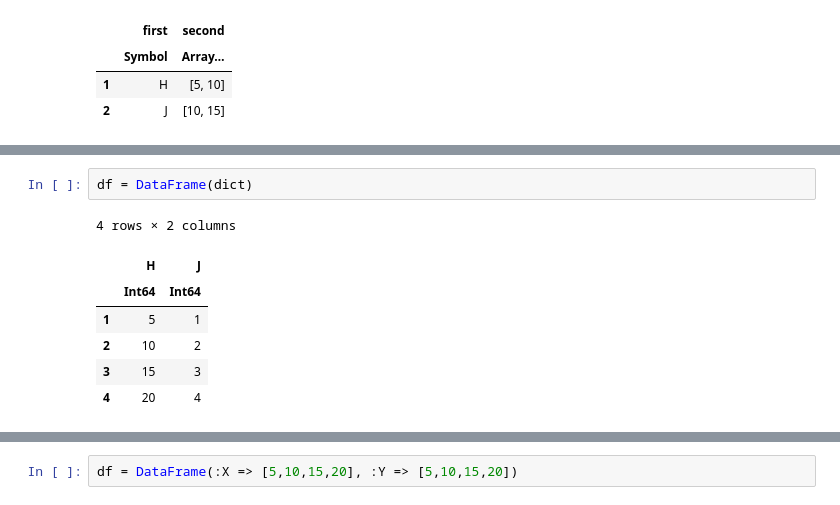
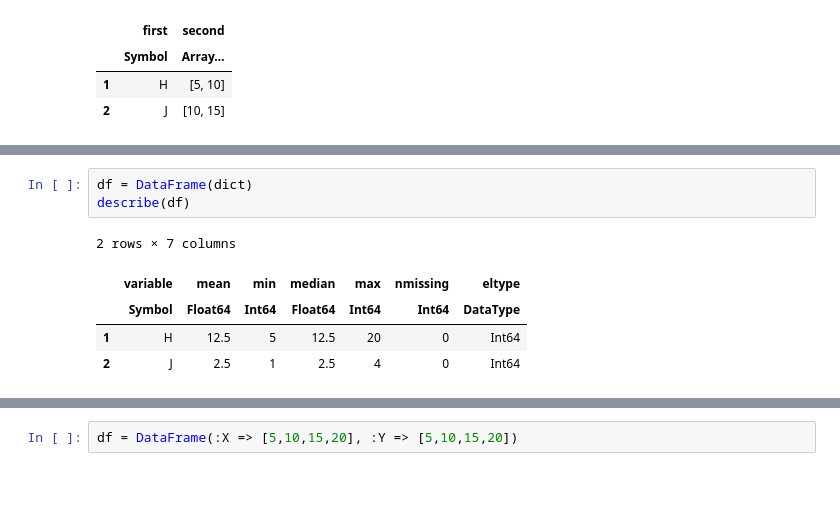
Before and after one commit to johntango/JuliaFall2022, a Jupyter notebook: DataFrames.ipynb, the cells around one changed output, grey strips where cells are left out. Cells and saved outputs as stored; diff of their text form.

```diff
--- a/DataFrames.ipynb
+++ b/DataFrames.ipynb
@@ -44,10 +75,9 @@ Dict{Symbol,Array{Int64,1}}
 # %%
 df = DataFrame(dict)
+describe(df)
 # %% [output]
-4 rows × 2 columns
+2 rows × 7 columns
-|  | H | J |
-|  | Int64 | Int64 |
-| 1 | 5 | 1 |
-| 2 | 10 | 2 |
-| 3 | 15 | 3 |
-| 4 | 20 | 4 |
+|  | variable | mean | min | median | max | nmissing | eltype |
+|  | Symbol | Float64 | Int64 | Float64 | Int64 | Int64 | DataType |
+| 1 | H | 12.5 | 5 | 12.5 | 20 | 0 | Int64 |
+| 2 | J | 2.5 | 1 | 2.5 | 4 | 0 | Int64 |
```
Also changed, not shown: parts of 9 cells of this notebook, 1 other file.
